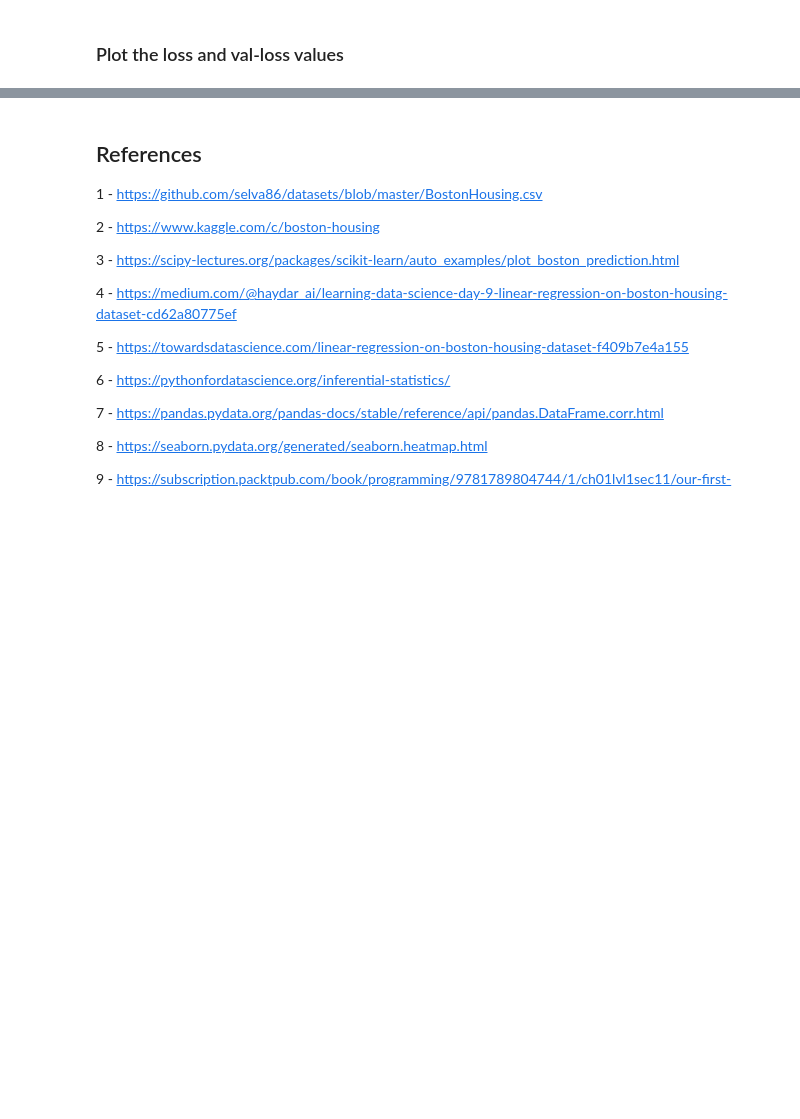
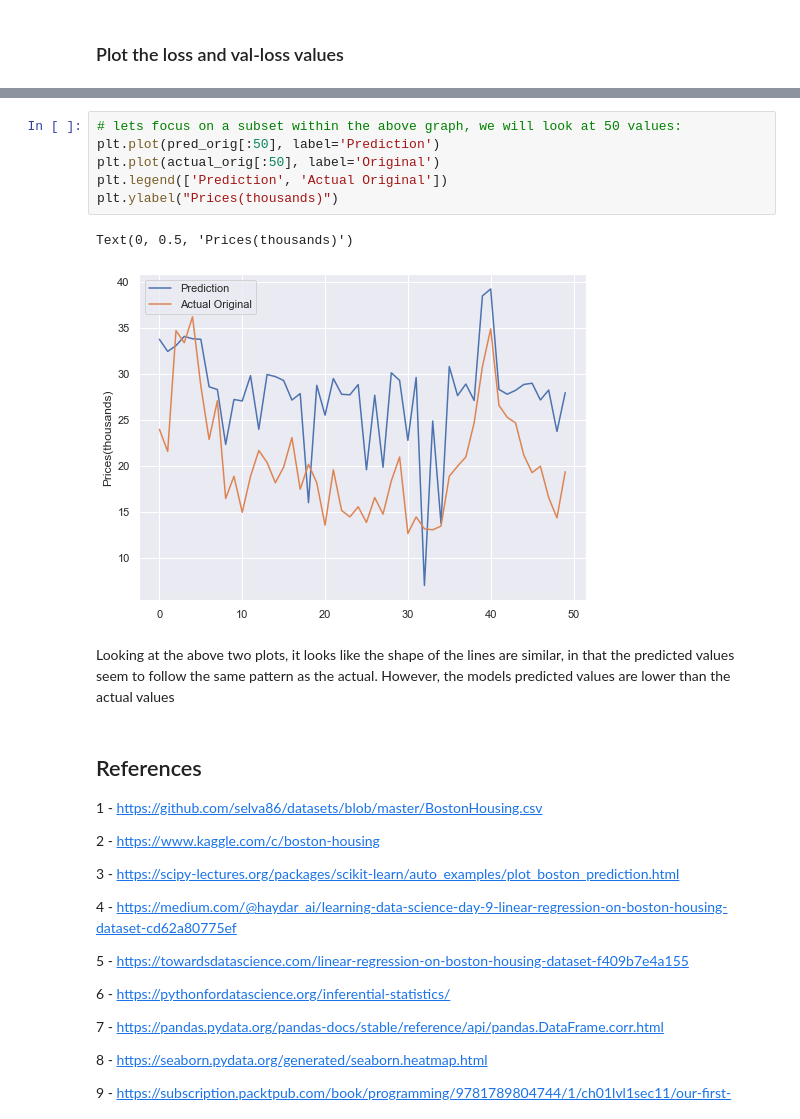
Before and after one commit to davidobrien1/MLSProject, a Jupyter notebook: mlsproject.ipynb, the cells around one changed output, grey strips where cells are left out. Drawn from its saved outputs; the diff is of its cells as text; blank space fills up the shorter version.

```diff
--- a/mlsproject.ipynb
+++ b/mlsproject.ipynb
@@ -485,3 +476,14 @@ Text(0, 0.5, 'Prices(thousands)')
+# %%
+# lets focus on a subset within the above graph, we will look at 50 values:
+plt.plot(pred_orig[:50], label='Prediction')
+plt.plot(actual_orig[:50], label='Original')
+plt.legend(['Prediction', 'Actual Original'])
+plt.ylabel("Prices(thousands)")
+# %% [output]
+Text(0, 0.5, 'Prices(thousands)')
+[figure, added]
+# %% [markdown]
+Looking at the above two plots, it looks like the shape of the lines are similar, in that the predicted values seem to follow the same pattern as the actual.  However, the models predicted values are lower than the actual values
 # %% [markdown]
 ## References
 
```
Also changed, not shown: parts of 12 cells of this notebook.
